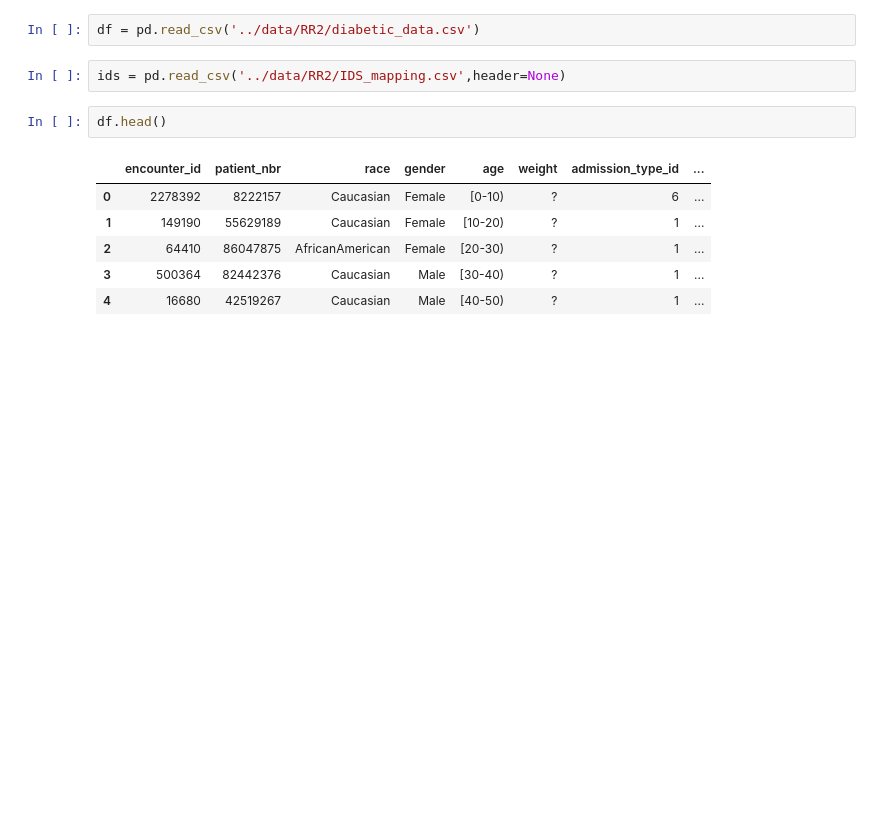
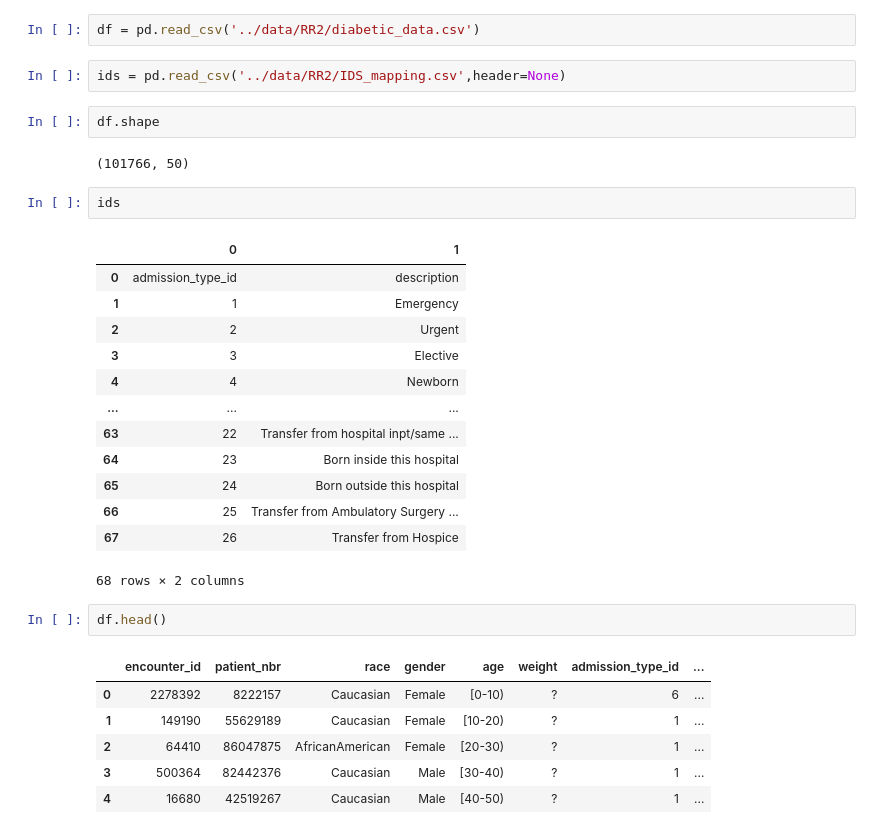
Before and after one commit to SethKauf/STA9890-Prediction-Competition, a Jupyter notebook: Workfiles/Report_2_Workfile.ipynb, the cells around one changed output. Cells and saved outputs as stored; diff of their text form; blank space fills up the shorter version.

```diff
--- a/Workfiles/Report_2_Workfile.ipynb
+++ b/Workfiles/Report_2_Workfile.ipynb
@@ -23,6 +20,26 @@ pd.set_option('display.expand_frame_repr', False)  # Don't wrap to new lines
 df = pd.read_csv('../data/RR2/diabetic_data.csv')
 # %%
 ids = pd.read_csv('../data/RR2/IDS_mapping.csv',header=None)
+# %%
+df.shape
+# %% [output]
+(101766, 50)
+# %%
+ids
+# %% [output]
+|  | 0 | 1 |
+| 0 | admission_type_id | description |
+| 1 | 1 | Emergency |
+| 2 | 2 | Urgent |
+| 3 | 3 | Elective |
+| 4 | 4 | Newborn |
+| ... | ... | ... |
+| 63 | 22 | Transfer from hospital inpt/same ... |
+| 64 | 23 | Born inside this hospital |
+| 65 | 24 | Born outside this hospital |
+| 66 | 25 | Transfer from Ambulatory Surgery ... |
+| 67 | 26 | Transfer from Hospice |
+68 rows × 2 columns
 # %%
 df.head()
 # %% [output]
```
Also changed, not shown: parts of 21 cells of this notebook.
